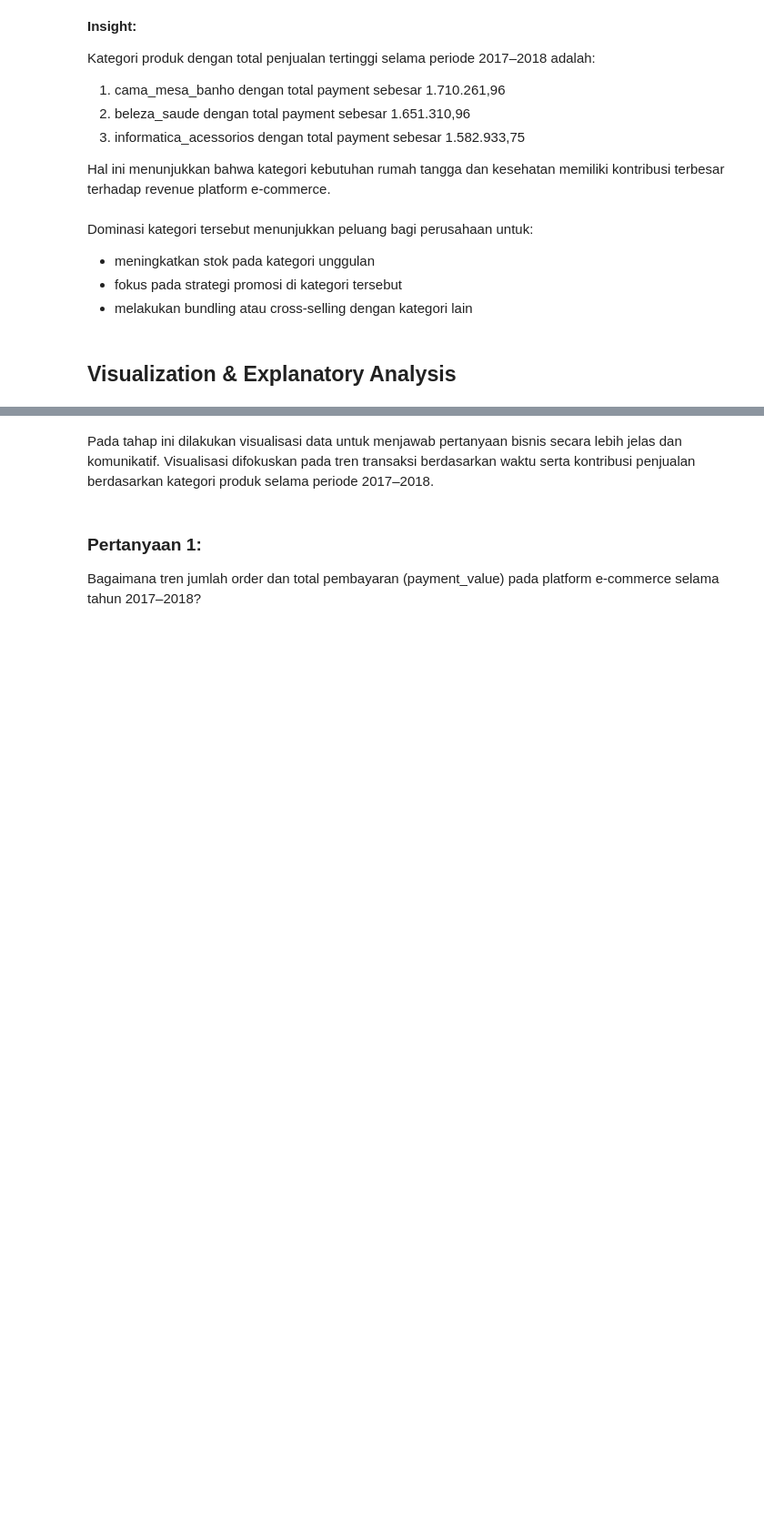
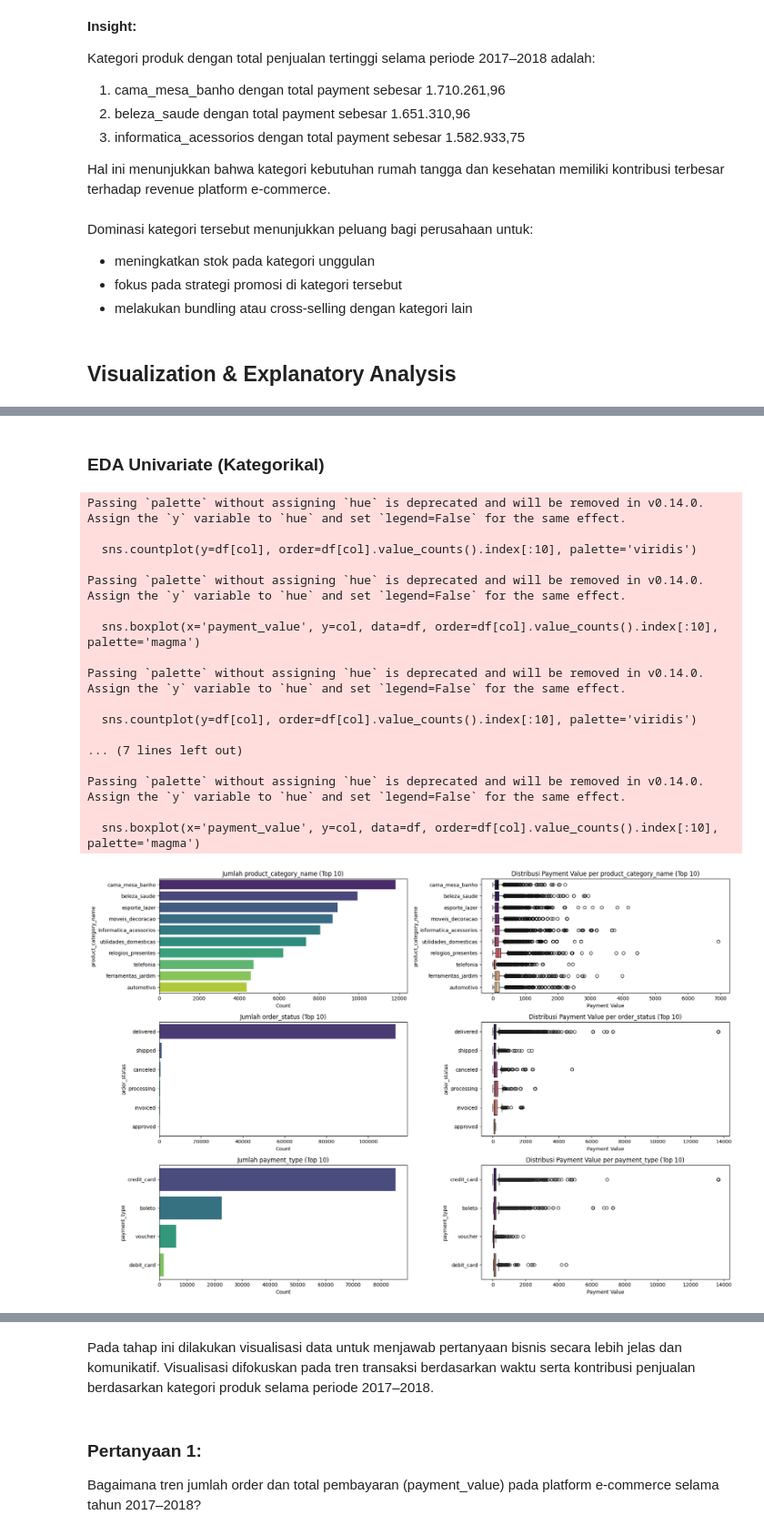
Before and after one commit to fenidwi/ecommerce-dashboard, a Jupyter notebook: Proyek_Analisis_Data_Feni_Dwi_Lestari.ipynb, the cells around one changed output, grey strips where cells are left out. Shown at 91% size. Cells and saved outputs as stored; diff of their text form; code cells hidden in the pictures; blank space fills up the shorter version.

```diff
--- a/Proyek_Analisis_Data_Feni_Dwi_Lestari.ipynb
+++ b/Proyek_Analisis_Data_Feni_Dwi_Lestari.ipynb
@@ -409,0 +461,43 @@ Dominasi kategori tersebut menunjukkan peluang bagi perusahaan untuk:
+# %% [markdown]
+### EDA Univariate (Kategorikal)
+# %%
+import matplotlib.pyplot as plt
+import seaborn as sns
+# Kolom kategorikal yang relevan untuk EDA:
+cat_cols = ['product_category_name', 'order_status', 'payment_type']
+
+plt.figure(figsize=(18, 12))
+for i, col in enumerate(cat_cols):
+    plt.subplot(len(cat_cols), 2, 2*i + 1)
+    sns.countplot(y=df[col], order=df[col].value_counts().index[:10], palette='viridis')
+    plt.title(f'Jumlah {col} (Top 10)')
+    plt.xlabel('Count')
+    plt.ylabel(col)
+
+    plt.subplot(len(cat_cols), 2, 2*i + 2)
+    sns.boxplot(x='payment_value', y=col, data=df, order=df[col].value_counts().index[:10], palette='magma')
+    plt.title(f'Distribusi Payment Value per {col} (Top 10)')
+    plt.xlabel('Payment Value')
+    plt.ylabel(col)
+
+plt.tight_layout()
+plt.show()
+# %% [output]
+Passing `palette` without assigning `hue` is deprecated and will be removed in v0.14.0. Assign the `y` variable to `hue` and set `legend=False` for the same effect.
+
+  sns.countplot(y=df[col], order=df[col].value_counts().index[:10], palette='viridis')
+
+Passing `palette` without assigning `hue` is deprecated and will be removed in v0.14.0. Assign the `y` variable to `hue` and set `legend=False` for the same effect.
+
+  sns.boxplot(x='payment_value', y=col, data=df, order=df[col].value_counts().index[:10], palette='magma')
+
+Passing `palette` without assigning `hue` is deprecated and will be removed in v0.14.0. Assign the `y` variable to `hue` and set `legend=False` for the same effect.
+
+  sns.countplot(y=df[col], order=df[col].value_counts().index[:10], palette='viridis')
+
+... (7 lines left out)
+
+Passing `palette` without assigning `hue` is deprecated and will be removed in v0.14.0. Assign the `y` variable to `hue` and set `legend=False` for the same effect.
+
+  sns.boxplot(x='payment_value', y=col, data=df, order=df[col].value_counts().index[:10], palette='magma')
+[figure, added]
```
Also changed, not shown: parts of 11 cells of this notebook, 11 other files.
